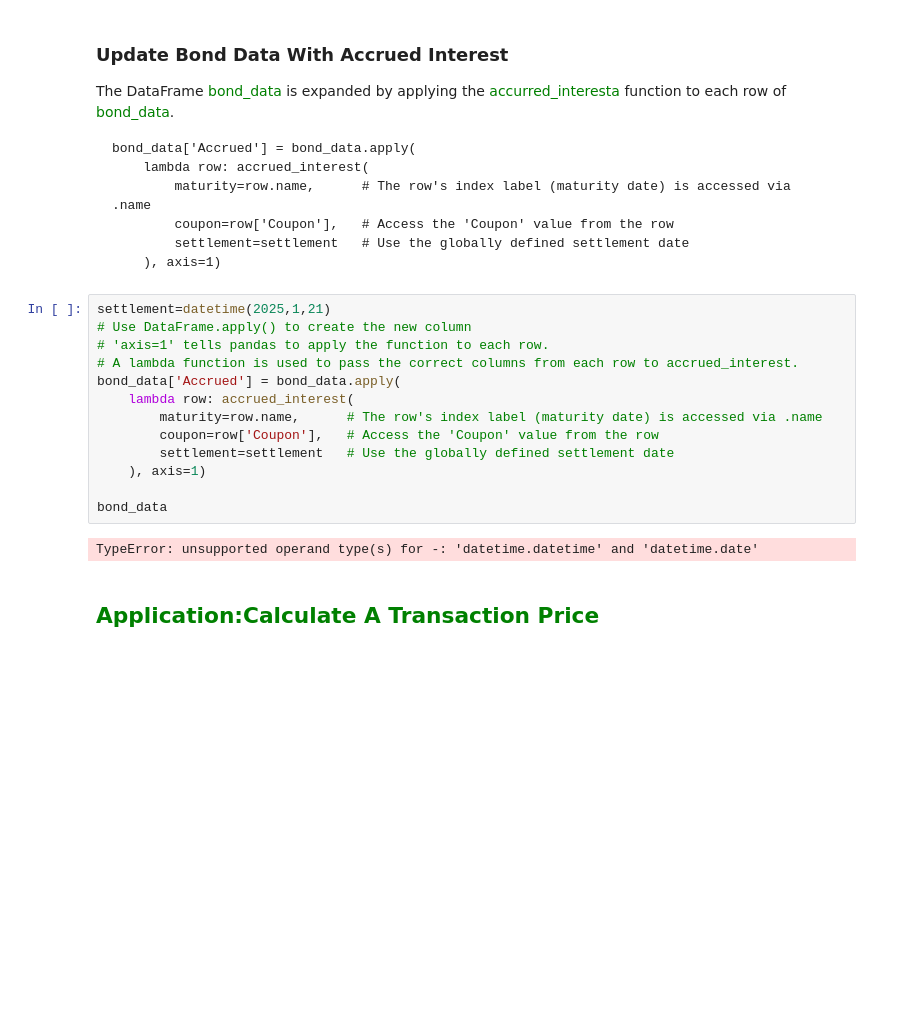
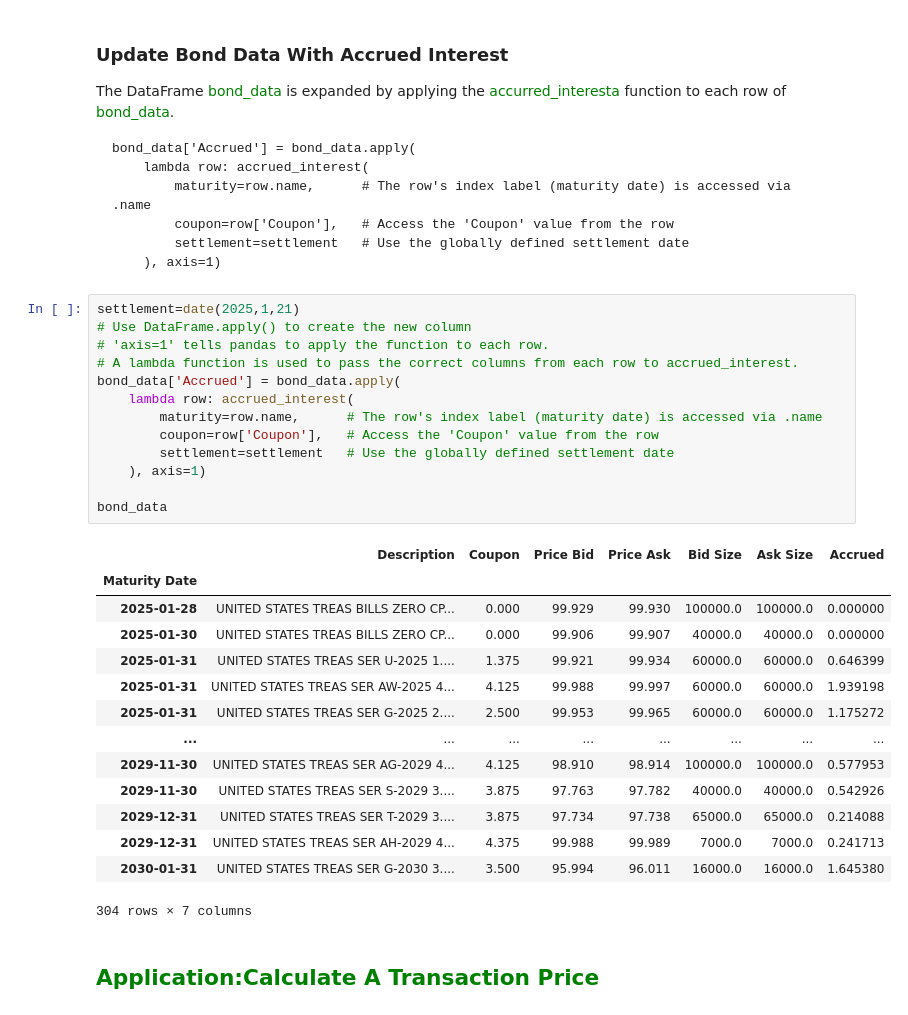
Before and after one commit to PatrickJHess/Vol-3-Chap-2-Chap-3, a Jupyter notebook: _build/jupyter_execute/Chapter_Two_Accrued_Interest.ipynb, the cells around one changed output. Cells and saved outputs as stored; diff of their text form; blank space fills up the shorter version.

Commit message:
fixed datetime to date

````diff
--- a/_build/jupyter_execute/Chapter_Two_Accrued_Interest.ipynb
+++ b/_build/jupyter_execute/Chapter_Two_Accrued_Interest.ipynb
@@ -870,20 +862,33 @@ bond_data['Accrued'] = bond_data.apply(
     ), axis=1)
 ```
 # %%
-settlement=datetime(2025,1,21)
+settlement=date(2025,1,21)
 # Use DataFrame.apply() to create the new column
 # 'axis=1' tells pandas to apply the function to each row.
 # A lambda function is used to pass the correct columns from each row to accrued_interest.
 bond_data['Accrued'] = bond_data.apply(
     lambda row: accrued_interest(
         maturity=row.name,      # The row's index label (maturity date) is accessed via .name
         coupon=row['Coupon'],   # Access the 'Coupon' value from the row
         settlement=settlement   # Use the globally defined settlement date
     ), axis=1)
 
 bond_data
 # %% [output]
+|  | Description | Coupon | Price Bid | Price Ask | Bid Size | Ask Size | Accrued |
+| Maturity Date |  |  |  |  |  |  |  |
+| 2025-01-28 | UNITED STATES TREAS BILLS ZERO CP... | 0.000 | 99.929 | 99.930 | 100000.0 | 100000.0 | 0.000000 |
+| 2025-01-30 | UNITED STATES TREAS BILLS ZERO CP... | 0.000 | 99.906 | 99.907 | 40000.0 | 40000.0 | 0.000000 |
+| 2025-01-31 | UNITED STATES TREAS SER U-2025 1.... | 1.375 | 99.921 | 99.934 | 60000.0 | 60000.0 | 0.646399 |
+| 2025-01-31 | UNITED STATES TREAS SER AW-2025 4... | 4.125 | 99.988 | 99.997 | 60000.0 | 60000.0 | 1.939198 |
+| 2025-01-31 | UNITED STATES TREAS SER G-2025 2.... | 2.500 | 99.953 | 99.965 | 60000.0 | 60000.0 | 1.175272 |
+| ... | ... | ... | ... | ... | ... | ... | ... |
+| 2029-11-30 | UNITED STATES TREAS SER AG-2029 4... | 4.125 | 98.910 | 98.914 | 100000.0 | 100000.0 | 0.577953 |
+| 2029-11-30 | UNITED STATES TREAS SER S-2029 3.... | 3.875 | 97.763 | 97.782 | 40000.0 | 40000.0 | 0.542926 |
+| 2029-12-31 | UNITED STATES TREAS SER T-2029 3.... | 3.875 | 97.734 | 97.738 | 65000.0 | 65000.0 | 0.214088 |
+| 2029-12-31 | UNITED STATES TREAS SER AH-2029 4... | 4.375 | 99.988 | 99.989 | 7000.0 | 7000.0 | 0.241713 |
+| 2030-01-31 | UNITED STATES TREAS SER G-2030 3.... | 3.500 | 95.994 | 96.011 | 16000.0 | 16000.0 | 1.645380 |
-TypeError: unsupported operand type(s) for -: 'datetime.datetime' and 'datetime.date'
+304 rows × 7 columns
 # %% [markdown]
 ## <font color='green'>Application:Calculate A Transaction Price</font>
 # %% [markdown]
````
Also changed, not shown: parts of 2 cells of this notebook, 8 other files.
